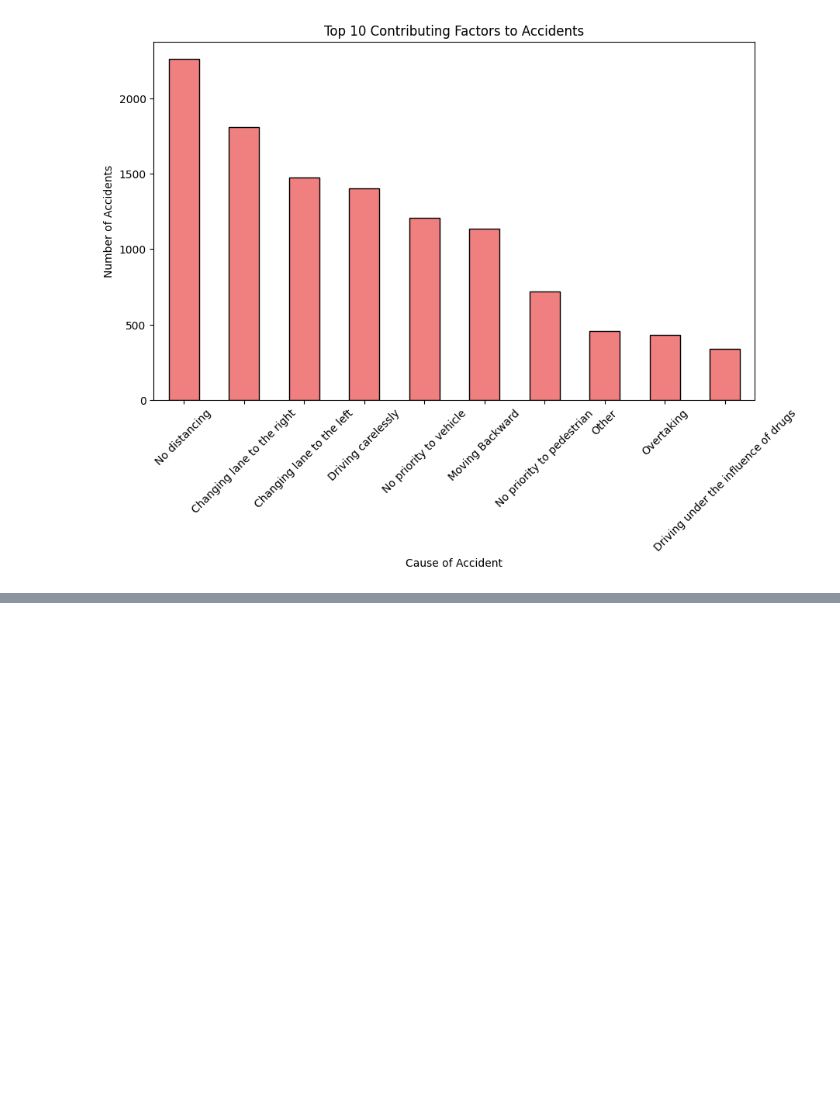
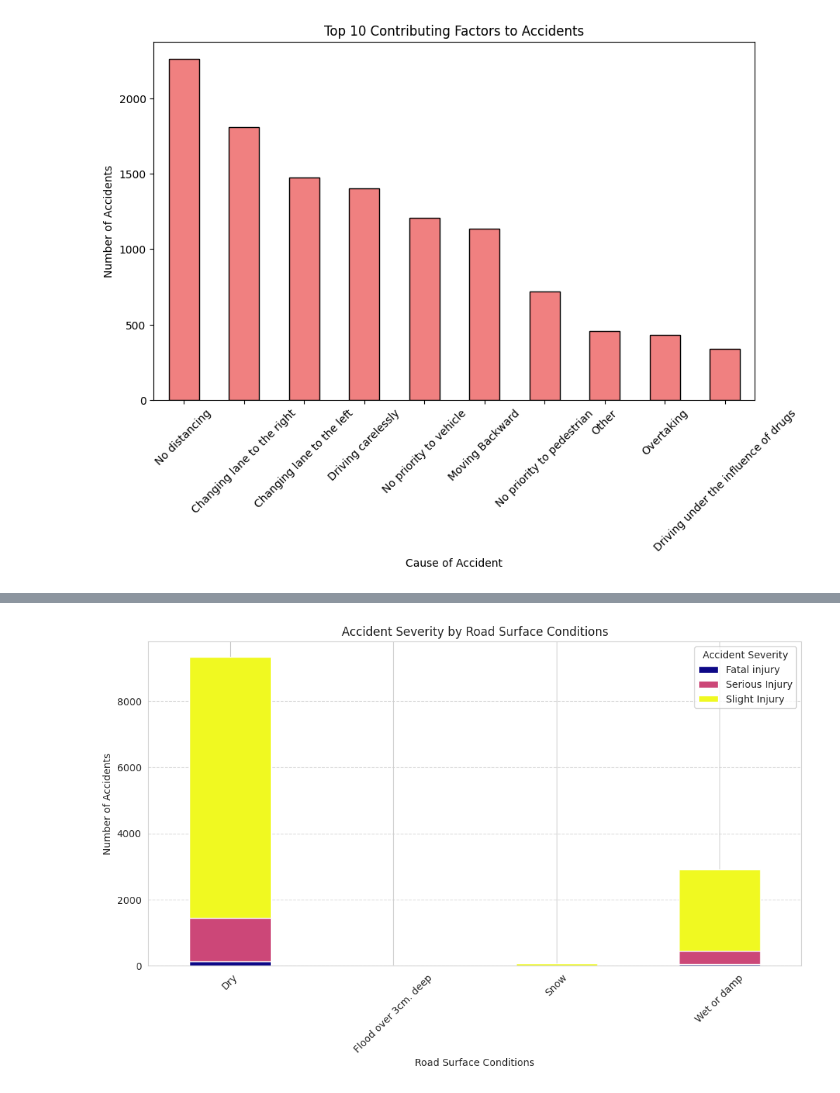
Before and after one commit to Sindhujashree-17/SCT_DS_TASKS, a Jupyter notebook: SCT_DS_TASK04.ipynb, the cells around one changed output, grey strips where cells are left out. Drawn from its saved outputs; the diff is of its cells as text; code cells hidden in the pictures; blank space fills up the shorter version.

```diff
--- a/SCT_DS_TASK04.ipynb
+++ b/SCT_DS_TASK04.ipynb
@@ -60,0 +150,17 @@ data.to_csv('/mnt/data/cleaned_accident_data.csv', index=False)
+# %%
+import matplotlib.pyplot as plt
+
+road_severity = df_cleaned.groupby(['Road_surface_conditions', 'Accident_severity']).size().unstack()
+
+ax = road_severity.plot(kind='bar', stacked=True, colormap='plasma', figsize=(12,6))
+
+ax.set_xlabel('Road Surface Conditions')
+ax.set_ylabel('Number of Accidents')
+ax.set_title('Accident Severity by Road Surface Conditions')
+ax.set_xticklabels(ax.get_xticklabels(), rotation=45)
+ax.legend(title="Accident Severity")
+ax.grid(axis='y', linestyle='--', alpha=0.7)
+
+plt.show()
+# %% [output]
+[figure, added]
```
Also changed, not shown: parts of 4 cells of this notebook.
